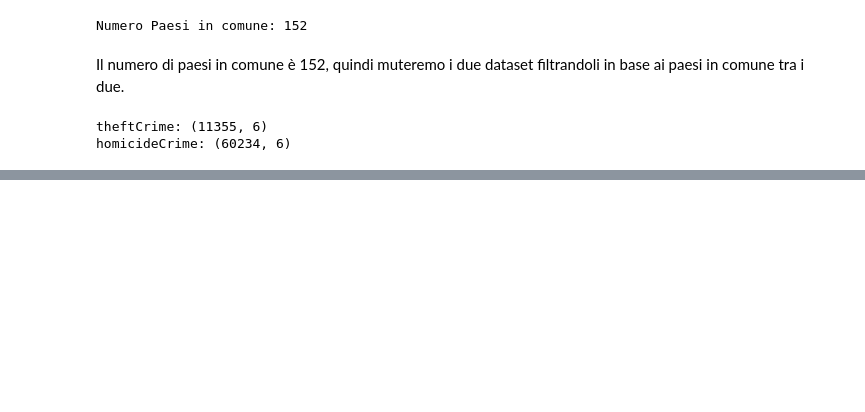
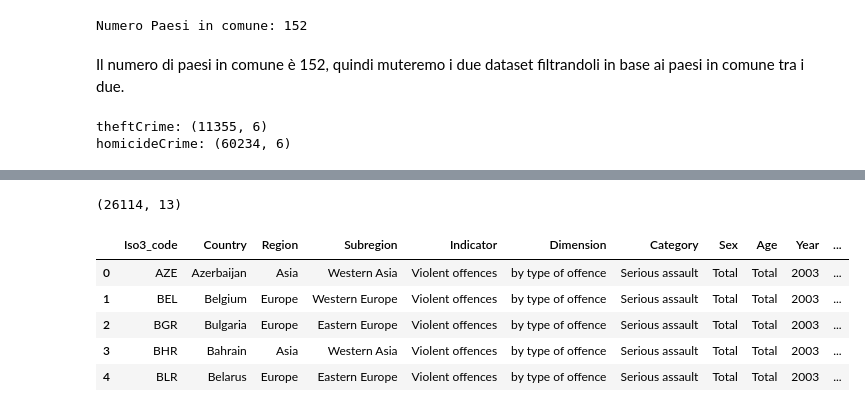
Before and after one commit to lozziopadredeivizzi/CrimeRatePredictor, a Jupyter notebook: crime_rate_prediction.ipynb, the cells around one changed output, grey strips where cells are left out. Cells and saved outputs as stored; diff of their text form; code cells hidden in the pictures; blank space fills up the shorter version.

```diff
--- a/crime_rate_prediction.ipynb
+++ b/crime_rate_prediction.ipynb
@@ -312,0 +485,13 @@ homicideCrime: (60234, 6)
+# %%
+violent_sexualCrime.shape
+# %% [output]
+(26114, 13)
+# %%
+violent_sexualCrime.head()
+# %% [output]
+|  | Iso3_code | Country | Region | Subregion | Indicator | Dimension | Category | Sex | Age | Year | ... |
+| 0 | AZE | Azerbaijan | Asia | Western Asia | Violent offences | by type of offence | Serious assault | Total | Total | 2003 | ... |
+| 1 | BEL | Belgium | Europe | Western Europe | Violent offences | by type of offence | Serious assault | Total | Total | 2003 | ... |
+| 2 | BGR | Bulgaria | Europe | Eastern Europe | Violent offences | by type of offence | Serious assault | Total | Total | 2003 | ... |
+| 3 | BHR | Bahrain | Asia | Western Asia | Violent offences | by type of offence | Serious assault | Total | Total | 2003 | ... |
+| 4 | BLR | Belarus | Europe | Eastern Europe | Violent offences | by type of offence | Serious assault | Total | Total | 2003 | ... |
```
Also changed, not shown: parts of 43 cells of this notebook.
